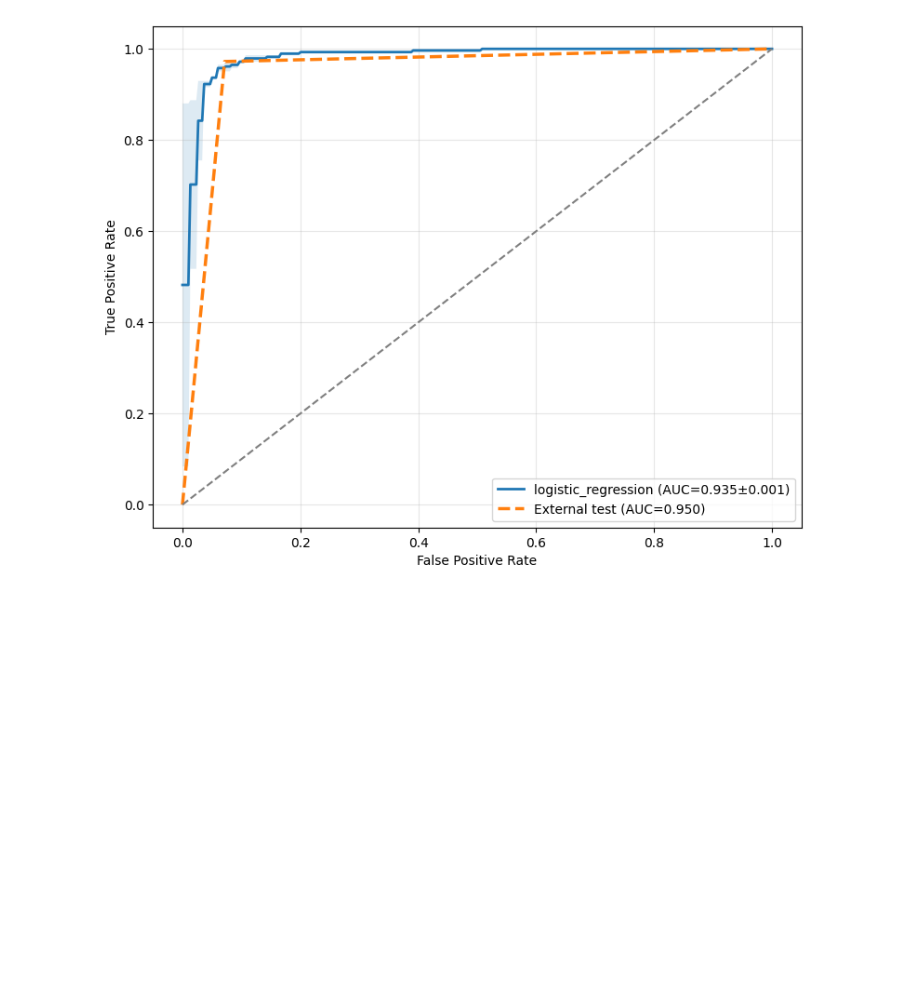
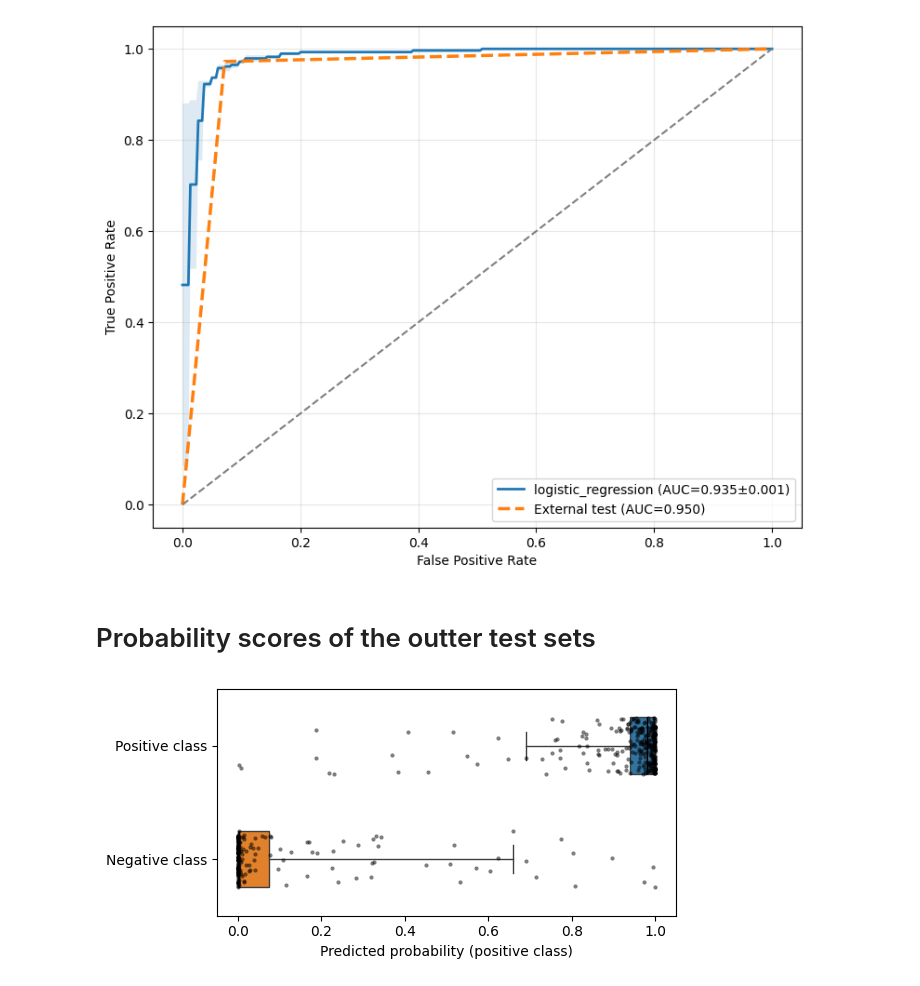
Before and after one commit to WewerAlbrechtsenLab/ML, a Jupyter notebook: notebooks/ML.ipynb, the cells around one changed output. Saved outputs shown, nothing was run; the diff lists cells and outputs as text; code cells hidden in the pictures; blank space fills up the shorter version.

Commit message:
save outter test fold proba info on leaderboard

```diff
--- a/notebooks/ML.ipynb
+++ b/notebooks/ML.ipynb
@@ -239,3 +239,52 @@ fig = plot_roc_curves(leaderboard, models=("logistic_regression"), external_data
 [figure]
 # %%
 fig.savefig("../outputs/figures/ROC_external.svg")
+# %% [markdown]
+# Probability scores of the outter test sets
+# %%
+from ml.models.visualization import load_outer_fold_predictions
+
+df_plt = load_outer_fold_predictions(
+    folds_json_path="../outputs/leaderboard_final_folds.json",
+    model_name="logistic_regression",
+)
+# %%
+import matplotlib.pyplot as plt
+import seaborn as sns
+df_plot = df_plt.copy()
+
+df_plot["class"] = df_plot["y_true"].map({
+    1: "Positive class",
+    0: "Negative class"
+})
+
+plt.figure(figsize=(6, 3))
+
+sns.boxplot(
+    data=df_plot,
+    x="prob",
+    y="class",
+    order=["Positive class", "Negative class"],
+    showfliers=False,
+    whis=[5, 95],
+    width=0.5,
+    linewidth=1,
+    medianprops=dict(color="black", linewidth=1),
+)
+sns.stripplot(
+    data=df_plot,
+    x="prob",
+    y="class",
+    order=["Positive class", "Negative class"],
+    color="black",
+    size=3,
+    jitter=0.25,
+    alpha=0.5,
+)
+
+plt.xlabel("Predicted probability (positive class)")
+plt.ylabel("")
+plt.tight_layout()
+plt.show()
+# %% [output]
+[figure, added]
```
Also changed, not shown: 2 other files.
